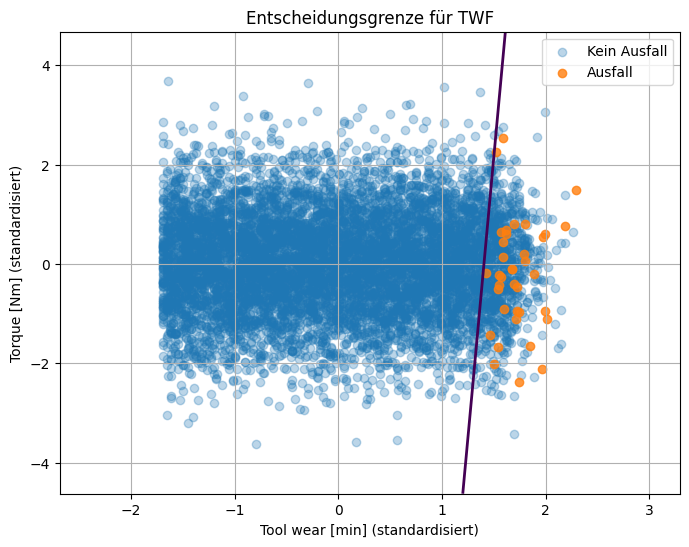
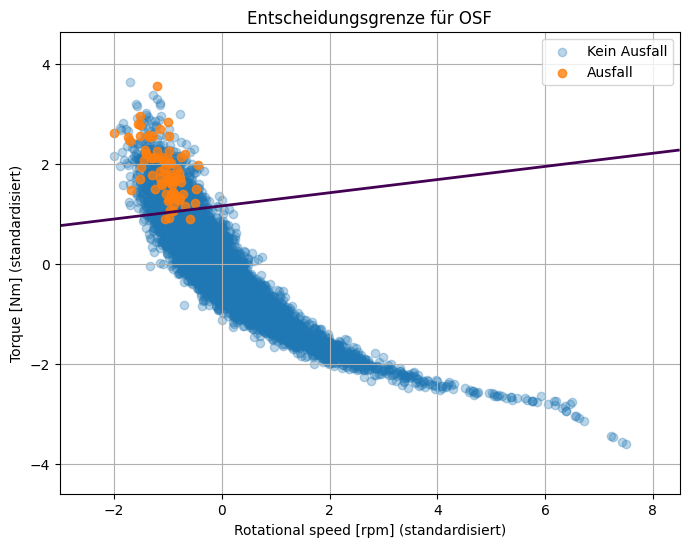
Code edit (unified diff) that turned the first committed figure into the second:
--- before
+++ after
@@ -8,5 +8,5 @@
 # Punkte darstellen
 plt.scatter(
-    X_plot[y_train.ravel() == 0, 0], # Tool wear
+    X_plot[y_train.ravel() == 0, 0], # Rotational speed
     X_plot[y_train.ravel() == 0, 1], # Torque
     alpha=0.3, 
@@ -39,10 +39,10 @@
 Z = Z.reshape(xx1.shape) # Wahrscheinlichkeiten zurück in die Form des Gitters bringen
 
-# Entscheidungsgrenze bei p = 0.7
-plt.contour(xx1, xx2, Z, levels=[0.7], linewidths=2)
+# Entscheidungsgrenze bei p = 0.5
+plt.contour(xx1, xx2, Z, levels=[0.5], linewidths=2)
 
-plt.xlabel('Tool wear [min]' + " (standardisiert)")
+plt.xlabel('Rotational speed [rpm]' + " (standardisiert)")
 plt.ylabel('Torque [Nm]' + " (standardisiert)")
-plt.title(f"Entscheidungsgrenze für TWF")
+plt.title(f"Entscheidungsgrenze für OSF")
 plt.legend()
 plt.grid(True)

Commit: umändern Variablen und Entscheidungsgrenze